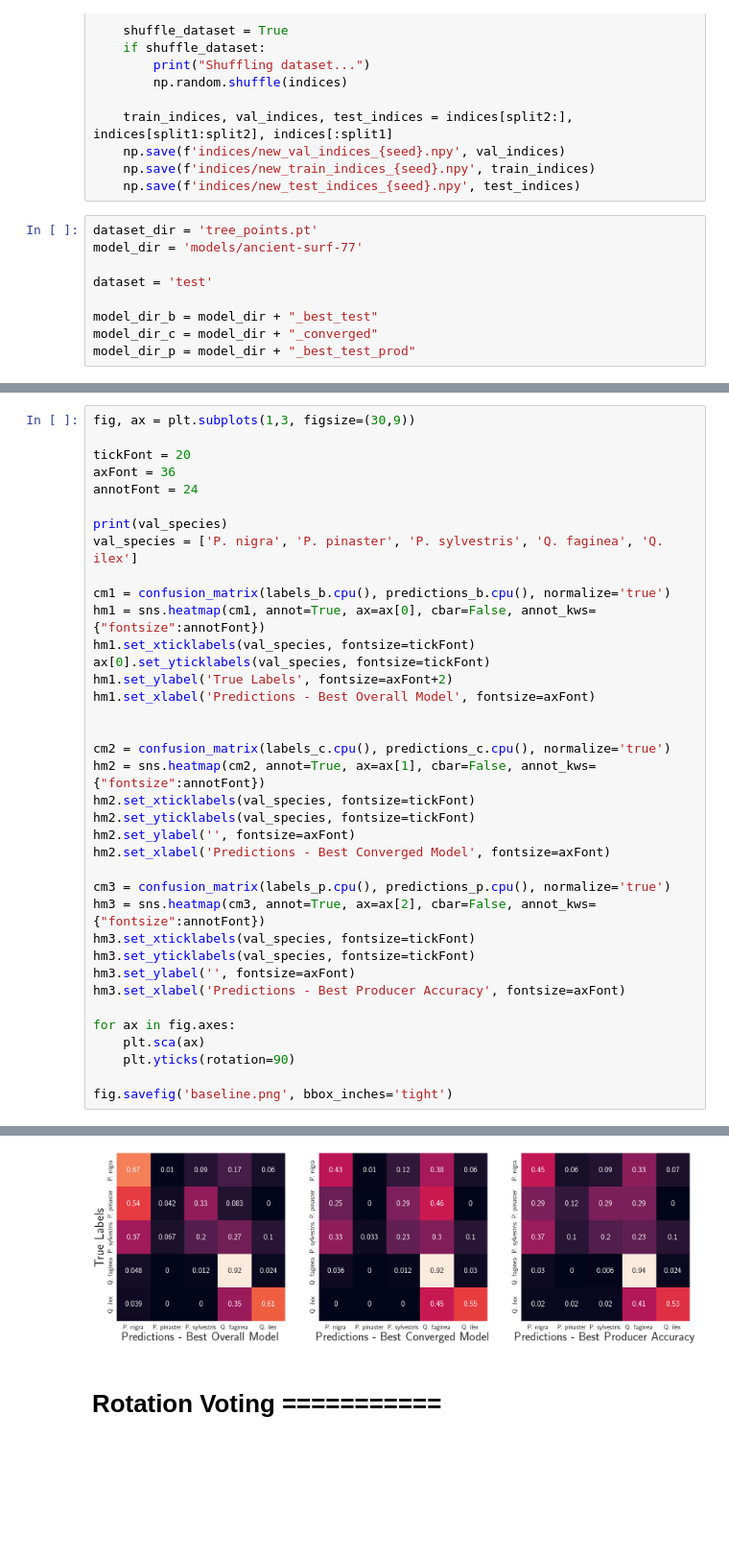
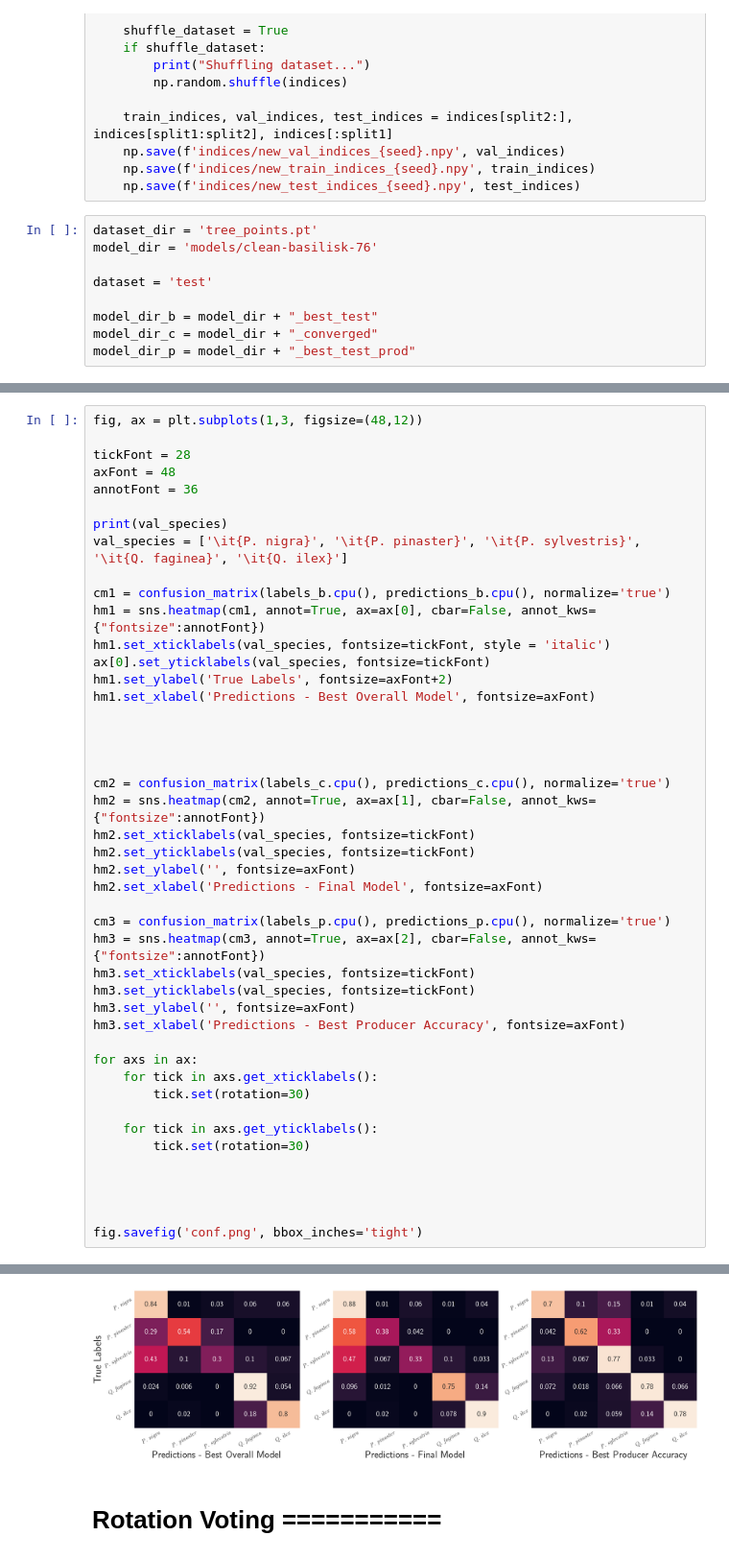
Before and after one commit to mataln/laser-trees, a Jupyter notebook: notebooks/rotation_vote.ipynb, the cells around one changed output, grey strips where cells are left out. Shown at 96% size. Drawn from its saved outputs; the diff is of its cells as text; blank space fills up the shorter version.

Commit message:
Notebook reruns with correct model

```diff
--- a/notebooks/rotation_vote.ipynb
+++ b/notebooks/rotation_vote.ipynb
@@ -65,7 +65,7 @@ if None:
     np.save(f'indices/new_test_indices_{seed}.npy', test_indices)
 # %%
 dataset_dir = 'tree_points.pt'
-model_dir = 'models/ancient-surf-77'
+model_dir = 'models/clean-basilisk-76'
 
 dataset = 'test'
 
@@ -92,43 +92,51 @@ Removing: NA
 # %%
-fig, ax = plt.subplots(1,3, figsize=(30,9))
+fig, ax = plt.subplots(1,3, figsize=(48,12))
 
-tickFont = 20
-axFont = 36
-annotFont = 24
+tickFont = 28
+axFont = 48
+annotFont = 36
 
 print(val_species)
-val_species = ['P. nigra', 'P. pinaster', 'P. sylvestris', 'Q. faginea', 'Q. ilex']
+val_species = ['\it{P. nigra}', '\it{P. pinaster}', '\it{P. sylvestris}', '\it{Q. faginea}', '\it{Q. ilex}']
 
 cm1 = confusion_matrix(labels_b.cpu(), predictions_b.cpu(), normalize='true')
 hm1 = sns.heatmap(cm1, annot=True, ax=ax[0], cbar=False, annot_kws={"fontsize":annotFont})
-hm1.set_xticklabels(val_species, fontsize=tickFont)
+hm1.set_xticklabels(val_species, fontsize=tickFont, style = 'italic')
 ax[0].set_yticklabels(val_species, fontsize=tickFont)
 hm1.set_ylabel('True Labels', fontsize=axFont+2)
 hm1.set_xlabel('Predictions - Best Overall Model', fontsize=axFont)
+
+
 
 
 cm2 = confusion_matrix(labels_c.cpu(), predictions_c.cpu(), normalize='true')
 hm2 = sns.heatmap(cm2, annot=True, ax=ax[1], cbar=False, annot_kws={"fontsize":annotFont})
 hm2.set_xticklabels(val_species, fontsize=tickFont)
 hm2.set_yticklabels(val_species, fontsize=tickFont)
 hm2.set_ylabel('', fontsize=axFont)
-hm2.set_xlabel('Predictions - Best Converged Model', fontsize=axFont)
+hm2.set_xlabel('Predictions - Final Model', fontsize=axFont)
 
 cm3 = confusion_matrix(labels_p.cpu(), predictions_p.cpu(), normalize='true')
 hm3 = sns.heatmap(cm3, annot=True, ax=ax[2], cbar=False, annot_kws={"fontsize":annotFont})
 hm3.set_xticklabels(val_species, fontsize=tickFont)
 hm3.set_yticklabels(val_species, fontsize=tickFont)
 hm3.set_ylabel('', fontsize=axFont)
 hm3.set_xlabel('Predictions - Best Producer Accuracy', fontsize=axFont)
 
-for ax in fig.axes:
-    plt.sca(ax)
-    plt.yticks(rotation=90)
+for axs in ax:
+    for tick in axs.get_xticklabels():
+        tick.set(rotation=30)
 
-fig.savefig('baseline.png', bbox_inches='tight')
+    for tick in axs.get_yticklabels():
+        tick.set(rotation=30)
+
+
+
+
+fig.savefig('conf.png', bbox_inches='tight')
 # %% [output]
 ['PINNIG', 'PINPIN', 'PINSYL', 'QUEFAG', 'QUEILE']
-[figure, old version]
+[figure, new version]
 # %% [markdown]
 # Rotation Voting ===========
 # %% [markdown]
```
Also changed, not shown: parts of 1 cell of this notebook.
